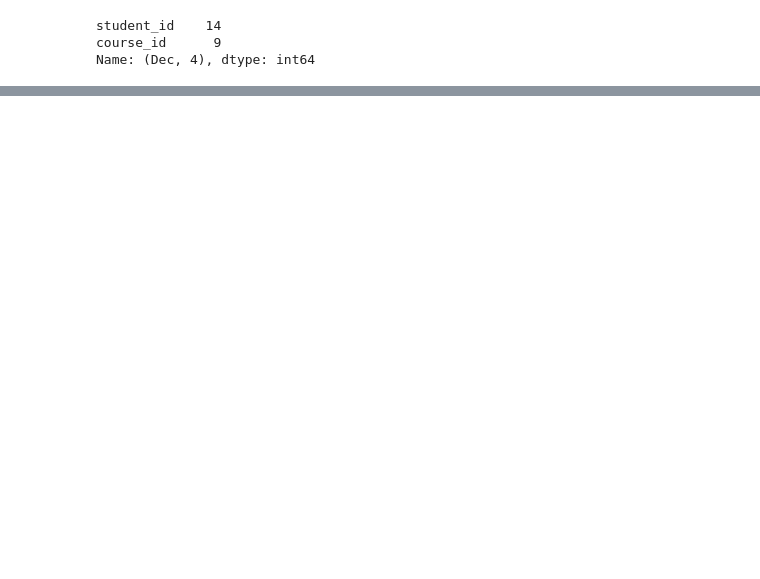
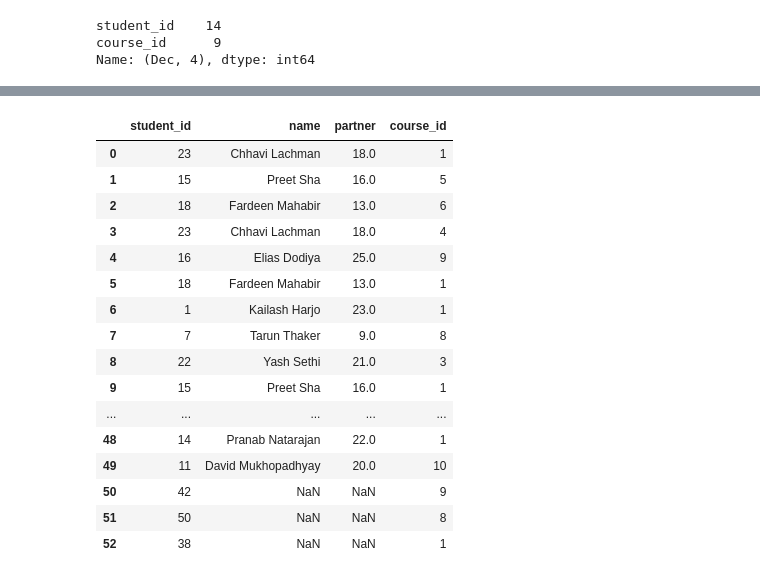
Before and after one commit to mfslovely/Pandas_library, a Jupyter notebook: merging_Joining_Concatenating.ipynb, the cells around one changed output, grey strips where cells are left out. Drawn from its saved outputs; the diff is of its cells as text; code cells hidden in the pictures; blank space fills up the shorter version.

```diff
--- a/merging_Joining_Concatenating.ipynb
+++ b/merging_Joining_Concatenating.ipynb
@@ -74,0 +150,10 @@ Name: (Dec, 4), dtype: int64
+# %%
+# right join -> it will give mathcing data from right side
+
+temp_df = pd.DataFrame({
+    'student_id':[26,27,28],
+    'name': ['Lovely','Nitish','Rahul'],
+    'partner':[28,26,17]
+})
+
+students = pd.concat([students,temp_df],ignore_index=True)
@@ -74,0 +169,20 @@ Name: (Dec, 4), dtype: int64
+# %%
+students.merge(regs,how='right',on='student_id')
+# %% [output]
+|  | student_id | name | partner | course_id |
+| 0 | 23 | Chhavi Lachman | 18.0 | 1 |
+| 1 | 15 | Preet Sha | 16.0 | 5 |
+| 2 | 18 | Fardeen Mahabir | 13.0 | 6 |
+| 3 | 23 | Chhavi Lachman | 18.0 | 4 |
+| 4 | 16 | Elias Dodiya | 25.0 | 9 |
+| 5 | 18 | Fardeen Mahabir | 13.0 | 1 |
+| 6 | 1 | Kailash Harjo | 23.0 | 1 |
+| 7 | 7 | Tarun Thaker | 9.0 | 8 |
+| 8 | 22 | Yash Sethi | 21.0 | 3 |
+| 9 | 15 | Preet Sha | 16.0 | 1 |
+| ... | ... | ... | ... | ... |
+| 48 | 14 | Pranab Natarajan | 22.0 | 1 |
+| 49 | 11 | David Mukhopadhyay | 20.0 | 10 |
+| 50 | 42 | NaN | NaN | 9 |
+| 51 | 50 | NaN | NaN | 8 |
+| 52 | 38 | NaN | NaN | 1 |
```
Also changed, not shown: parts of 17 cells of this notebook, 3 other files.
